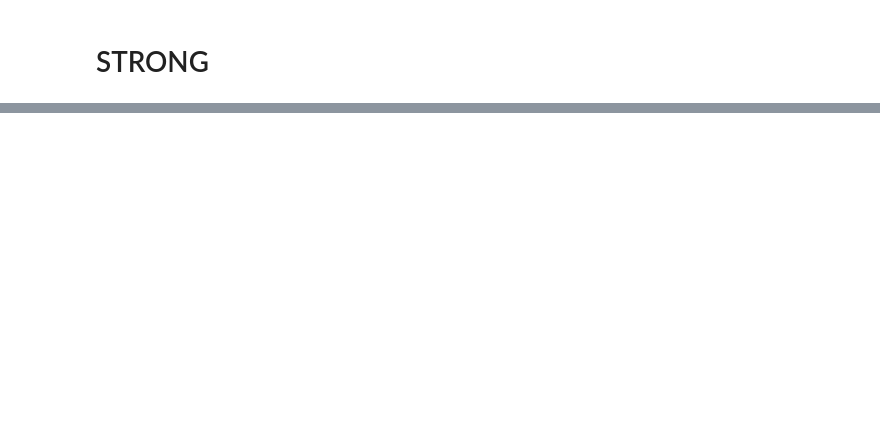
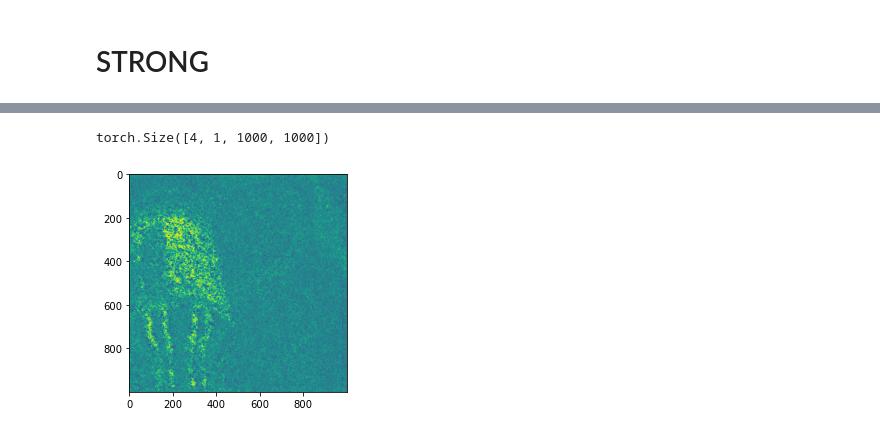
Before and after one commit to PatrykTerechowicz/objectsegmentator, a Jupyter notebook: Prosze Mi Pokazac Dataset.ipynb, the cells around one changed output, grey strips where cells are left out. Saved outputs shown, nothing was run; the diff lists cells and outputs as text; code cells hidden in the pictures; blank space fills up the shorter version.

```diff
--- a/Prosze Mi Pokazac Dataset.ipynb
+++ b/Prosze Mi Pokazac Dataset.ipynb
@@ -94,0 +56,6 @@ tensor(0.1000)
+# %%
+import model
+import torch
+from custom_activations import HardELU
+seg = model.Segmentator(activation_function=HardELU)
+seg.load_state_dict(torch.load(r"D:/Modele/fg_segmentator/14-06-21_12-20/best.pth"))
@@ -94,0 +67,11 @@ tensor(0.1000)
+# %%
+out = seg(normalize(images))
+# %%
+out.shape
+# %% [output]
+torch.Size([4, 1, 1000, 1000])
+# %%
+plt.imshow(out[0,0].detach().numpy())
+plt.show()
+# %% [output]
+[figure, added]
```
Also changed, not shown: parts of 11 cells of this notebook, 16 other files.
